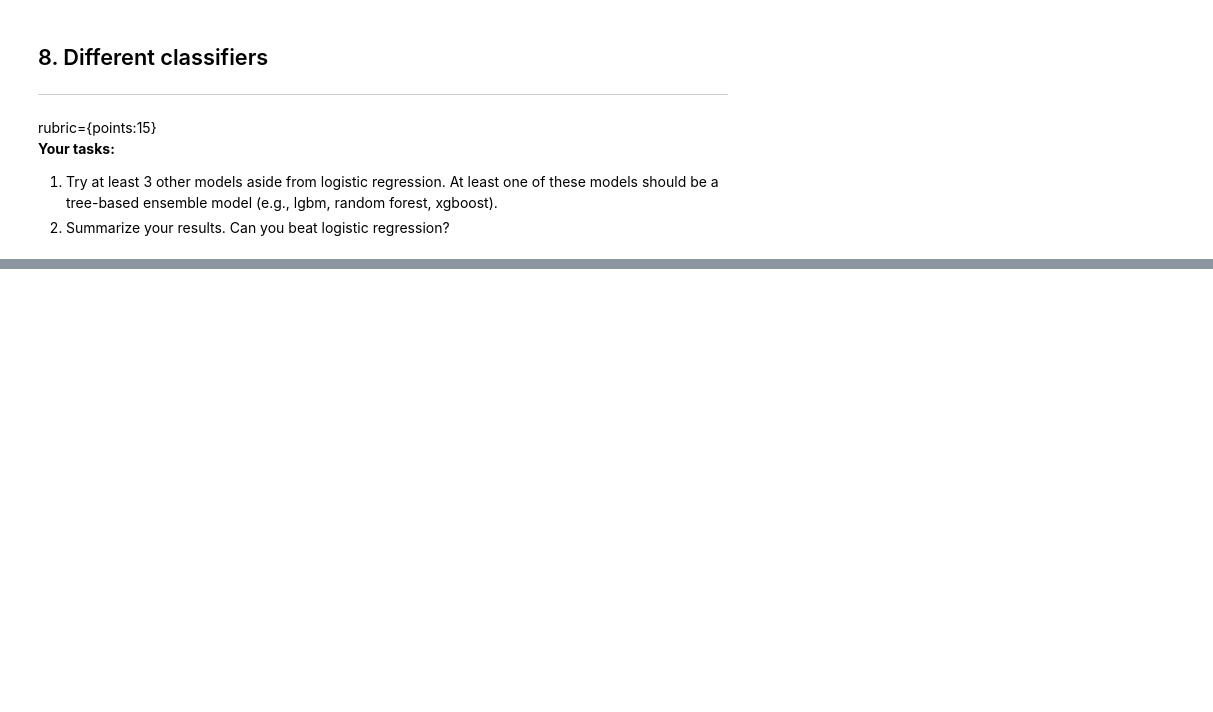
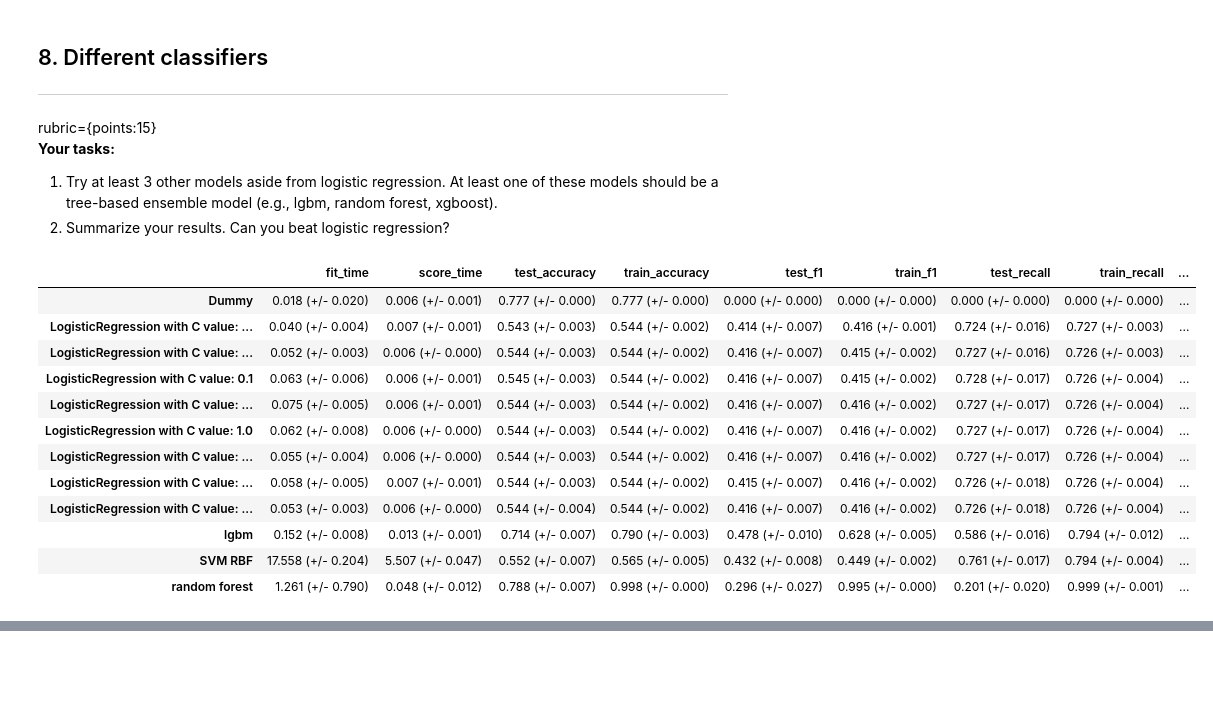
Before and after one commit to SilentM/cpsc330-2021W2, a Jupyter notebook: hw/hw6/hw6.ipynb, the cells around one changed output, grey strips where cells are left out. Saved outputs shown, nothing was run; the diff lists cells and outputs as text; code cells hidden in the pictures; blank space fills up the shorter version.

```diff
--- a/hw/hw6/hw6.ipynb
+++ b/hw/hw6/hw6.ipynb
@@ -457,3 +504,38 @@ rubric={points:15}
 **Your tasks:**
 1. Try at least 3 other models aside from logistic regression. At least one of these models should be a tree-based ensemble model (e.g., lgbm, random forest, xgboost).
 2. Summarize your results. Can you beat logistic regression?
+# %%
+# lgbm
+# svm
+# random forest
+
+models = {
+    "lgbm": LGBMClassifier(random_state=123, class_weight="balanced"),
+    "SVM RBF": SVC(random_state=123, class_weight="balanced"),
+    "random forest": RandomForestClassifier(random_state=123, n_jobs=-1, class_weight="balanced")
+}
+
+
+for name, model in models.items():
+    pipe_model = make_pipeline(preprocessor, model)
+
+    results[name] = mean_std_cross_val_scores(
+        pipe_model, X_train, y_train, cv=5, return_train_score=True, scoring=scoring
+    )
+
+
+pd.DataFrame(results).T
+# %% [output]
+|  | fit_time | score_time | test_accuracy | train_accuracy | test_f1 | train_f1 | test_recall | train_recall | ... |
+| Dummy | 0.018 (+/- 0.020) | 0.006 (+/- 0.001) | 0.777 (+/- 0.000) | 0.777 (+/- 0.000) | 0.000 (+/- 0.000) | 0.000 (+/- 0.000) | 0.000 (+/- 0.000) | 0.000 (+/- 0.000) | ... |
+| LogisticRegression with C value: ... | 0.040 (+/- 0.004) | 0.007 (+/- 0.001) | 0.543 (+/- 0.003) | 0.544 (+/- 0.002) | 0.414 (+/- 0.007) | 0.416 (+/- 0.001) | 0.724 (+/- 0.016) | 0.727 (+/- 0.003) | ... |
+| LogisticRegression with C value: ... | 0.052 (+/- 0.003) | 0.006 (+/- 0.000) | 0.544 (+/- 0.003) | 0.544 (+/- 0.002) | 0.416 (+/- 0.007) | 0.415 (+/- 0.002) | 0.727 (+/- 0.016) | 0.726 (+/- 0.003) | ... |
+| LogisticRegression with C value: 0.1 | 0.063 (+/- 0.006) | 0.006 (+/- 0.001) | 0.545 (+/- 0.003) | 0.544 (+/- 0.002) | 0.416 (+/- 0.007) | 0.415 (+/- 0.002) | 0.728 (+/- 0.017) | 0.726 (+/- 0.004) | ... |
+| LogisticRegression with C value: ... | 0.075 (+/- 0.005) | 0.006 (+/- 0.001) | 0.544 (+/- 0.003) | 0.544 (+/- 0.002) | 0.416 (+/- 0.007) | 0.416 (+/- 0.002) | 0.727 (+/- 0.017) | 0.726 (+/- 0.004) | ... |
+| LogisticRegression with C value: 1.0 | 0.062 (+/- 0.008) | 0.006 (+/- 0.000) | 0.544 (+/- 0.003) | 0.544 (+/- 0.002) | 0.416 (+/- 0.007) | 0.416 (+/- 0.002) | 0.727 (+/- 0.017) | 0.726 (+/- 0.004) | ... |
+| LogisticRegression with C value: ... | 0.055 (+/- 0.004) | 0.006 (+/- 0.000) | 0.544 (+/- 0.003) | 0.544 (+/- 0.002) | 0.416 (+/- 0.007) | 0.416 (+/- 0.002) | 0.727 (+/- 0.017) | 0.726 (+/- 0.004) | ... |
+| LogisticRegression with C value: ... | 0.058 (+/- 0.005) | 0.007 (+/- 0.001) | 0.544 (+/- 0.003) | 0.544 (+/- 0.002) | 0.415 (+/- 0.007) | 0.416 (+/- 0.002) | 0.726 (+/- 0.018) | 0.726 (+/- 0.004) | ... |
+| LogisticRegression with C value: ... | 0.053 (+/- 0.003) | 0.006 (+/- 0.000) | 0.544 (+/- 0.004) | 0.544 (+/- 0.002) | 0.416 (+/- 0.007) | 0.416 (+/- 0.002) | 0.726 (+/- 0.018) | 0.726 (+/- 0.004) | ... |
+| lgbm | 0.152 (+/- 0.008) | 0.013 (+/- 0.001) | 0.714 (+/- 0.007) | 0.790 (+/- 0.003) | 0.478 (+/- 0.010) | 0.628 (+/- 0.005) | 0.586 (+/- 0.016) | 0.794 (+/- 0.012) | ... |
+| SVM RBF | 17.558 (+/- 0.204) | 5.507 (+/- 0.047) | 0.552 (+/- 0.007) | 0.565 (+/- 0.005) | 0.432 (+/- 0.008) | 0.449 (+/- 0.002) | 0.761 (+/- 0.017) | 0.794 (+/- 0.004) | ... |
+| random forest | 1.261 (+/- 0.790) | 0.048 (+/- 0.012) | 0.788 (+/- 0.007) | 0.998 (+/- 0.000) | 0.296 (+/- 0.027) | 0.995 (+/- 0.000) | 0.201 (+/- 0.020) | 0.999 (+/- 0.001) | ... |
```
Also changed, not shown: parts of 18 cells of this notebook.
